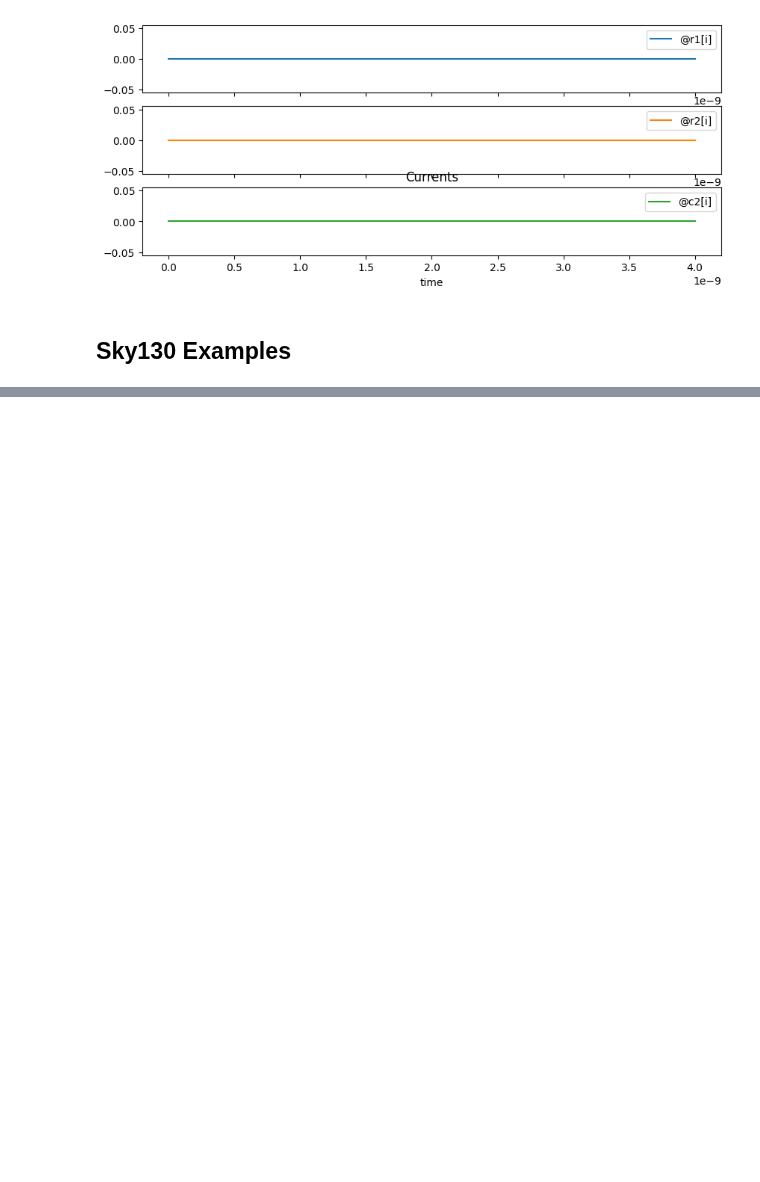
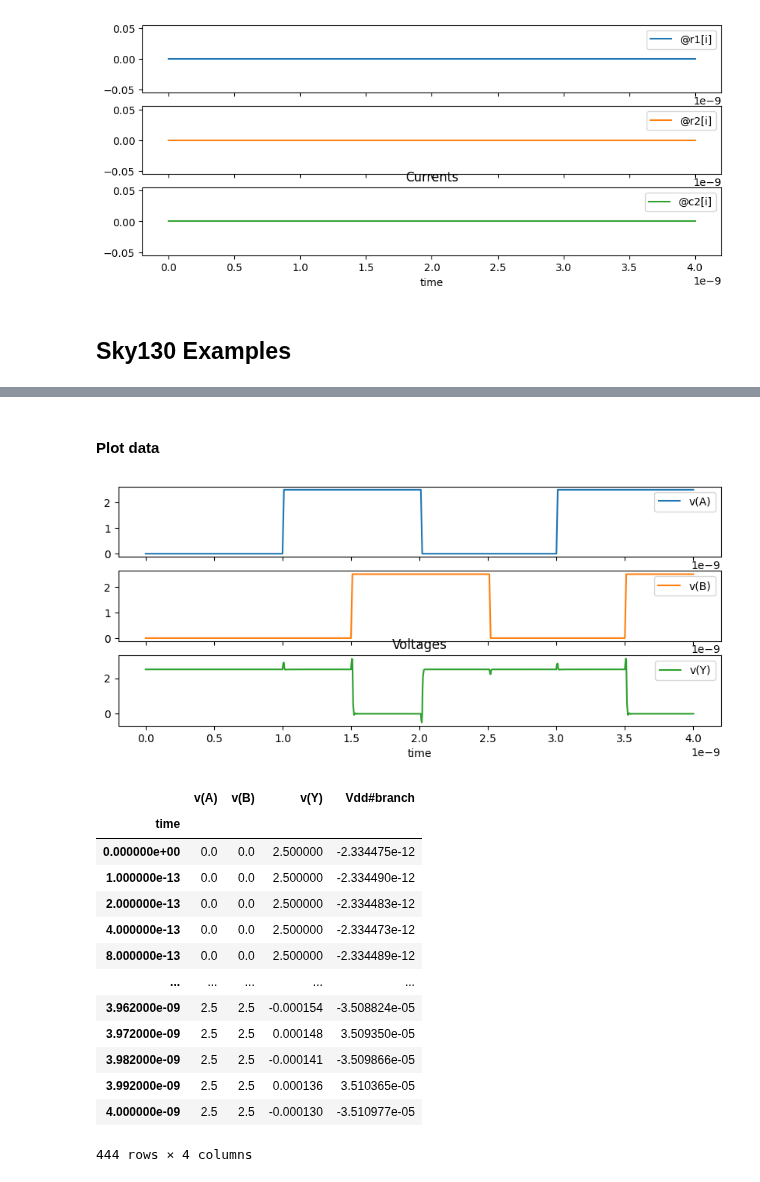
Before and after one commit to venkataratnamb20/quicksilicon, a Jupyter notebook: notebooks/templates/icdesign/analog_icdesign_template.ipynb, the cells around one changed output, grey strips where cells are left out. Cells and saved outputs as stored; diff of their text form; code cells hidden in the pictures; blank space fills up the shorter version.

```diff
--- a/notebooks/templates/icdesign/analog_icdesign_template.ipynb
+++ b/notebooks/templates/icdesign/analog_icdesign_template.ipynb
@@ -264,0 +418,20 @@ plot_tran_data(rc_df, plot_voltages=False, plot_currents=True)
+# %% [markdown]
+#### Plot data
+# %%
+read_tran_data(PROJ_DIR / "digital/nand2/nand2_tb.csv", plot_all=True)
+# %% [output]
+[figure, added]
+|  | v(A) | v(B) | v(Y) | Vdd#branch |
+| time |  |  |  |  |
+| 0.000000e+00 | 0.0 | 0.0 | 2.500000 | -2.334475e-12 |
+| 1.000000e-13 | 0.0 | 0.0 | 2.500000 | -2.334490e-12 |
+| 2.000000e-13 | 0.0 | 0.0 | 2.500000 | -2.334483e-12 |
+| 4.000000e-13 | 0.0 | 0.0 | 2.500000 | -2.334473e-12 |
+| 8.000000e-13 | 0.0 | 0.0 | 2.500000 | -2.334489e-12 |
+| ... | ... | ... | ... | ... |
+| 3.962000e-09 | 2.5 | 2.5 | -0.000154 | -3.508824e-05 |
+| 3.972000e-09 | 2.5 | 2.5 | 0.000148 | 3.509350e-05 |
+| 3.982000e-09 | 2.5 | 2.5 | -0.000141 | -3.509866e-05 |
+| 3.992000e-09 | 2.5 | 2.5 | 0.000136 | 3.510365e-05 |
+| 4.000000e-09 | 2.5 | 2.5 | -0.000130 | -3.510977e-05 |
+444 rows × 4 columns
```
Also changed, not shown: parts of 14 cells of this notebook.
